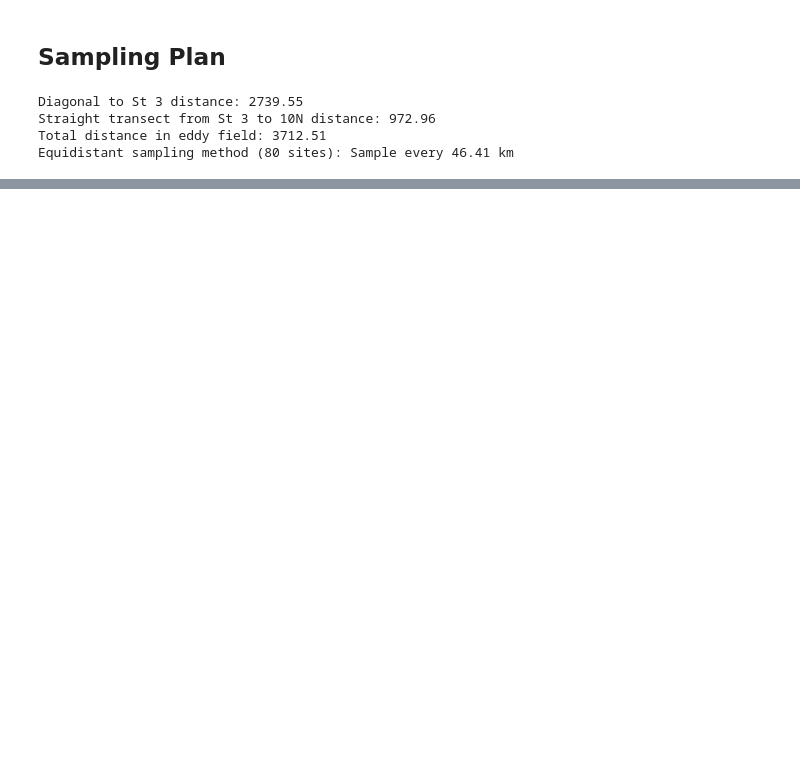
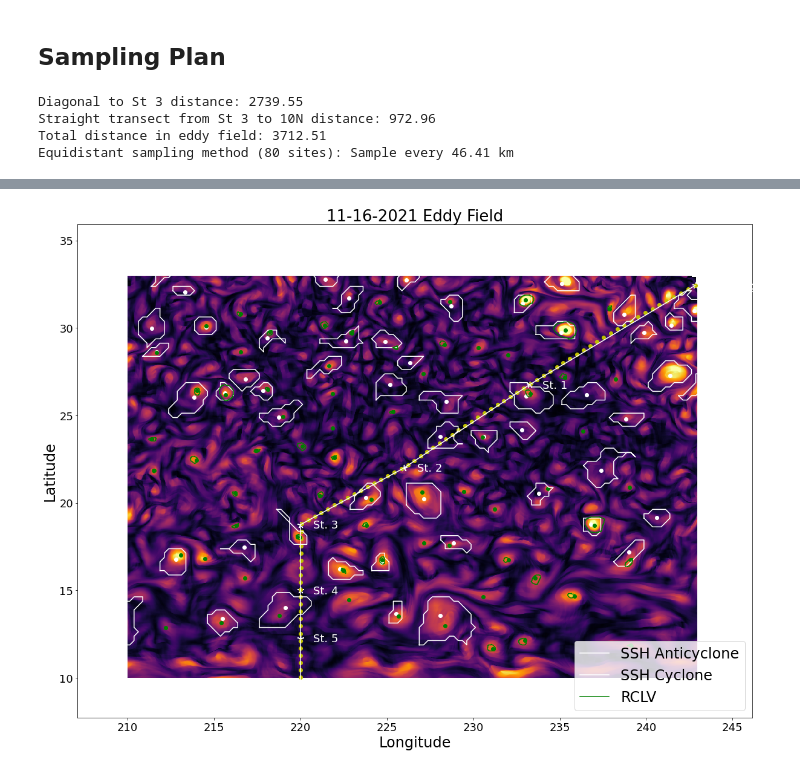
Before and after one commit to lexi-jones/live_eddy_tracking, a Jupyter notebook: visualize_eddy_field_and_transect.ipynb, the cells around one changed output, grey strips where cells are left out. Cells and saved outputs as stored; diff of their text form; code cells hidden in the pictures; blank space fills up the shorter version.

```diff
--- a/visualize_eddy_field_and_transect.ipynb
+++ b/visualize_eddy_field_and_transect.ipynb
@@ -214 +128,19 @@ for k in np.arange(0,len(station_lats)-1):
+# %%
+ax = plot_eddy_field_transect(date,station_lats,station_lons,anti_eddy_data,cyc_eddy_data,cons,plms,1)
+
+equidist_sample_lats,equidist_sample_lons = [station_lats[0]],[station_lons[0]+360]
+station_count = 1
+for k in np.arange(0,80):
+    bearing = bearing_from_lat_lon(equidist_sample_lats[-1],equidist_sample_lons[-1],station_lats[station_count],station_lons[station_count]+360)
+
+    sample_lat,sample_lon = find_lat_lon_end_point(equidist_sample_lats[-1],equidist_sample_lons[-1],46.41,bearing)
+    equidist_sample_lats.append(sample_lat)
+    equidist_sample_lons.append(sample_lon)
+
+    if (sample_lat <= station_lats[station_count]) or (distance_from_lat_lon(equidist_sample_lats[-1],equidist_sample_lons[-1],station_lats[station_count],station_lons[station_count])<46.41):
+        station_count += 1
+
+ax.scatter(equidist_sample_lons,equidist_sample_lats,c='y');
+# %% [output]
+[figure, added]
 # %%
```
Also changed, not shown: parts of 15 cells of this notebook.
